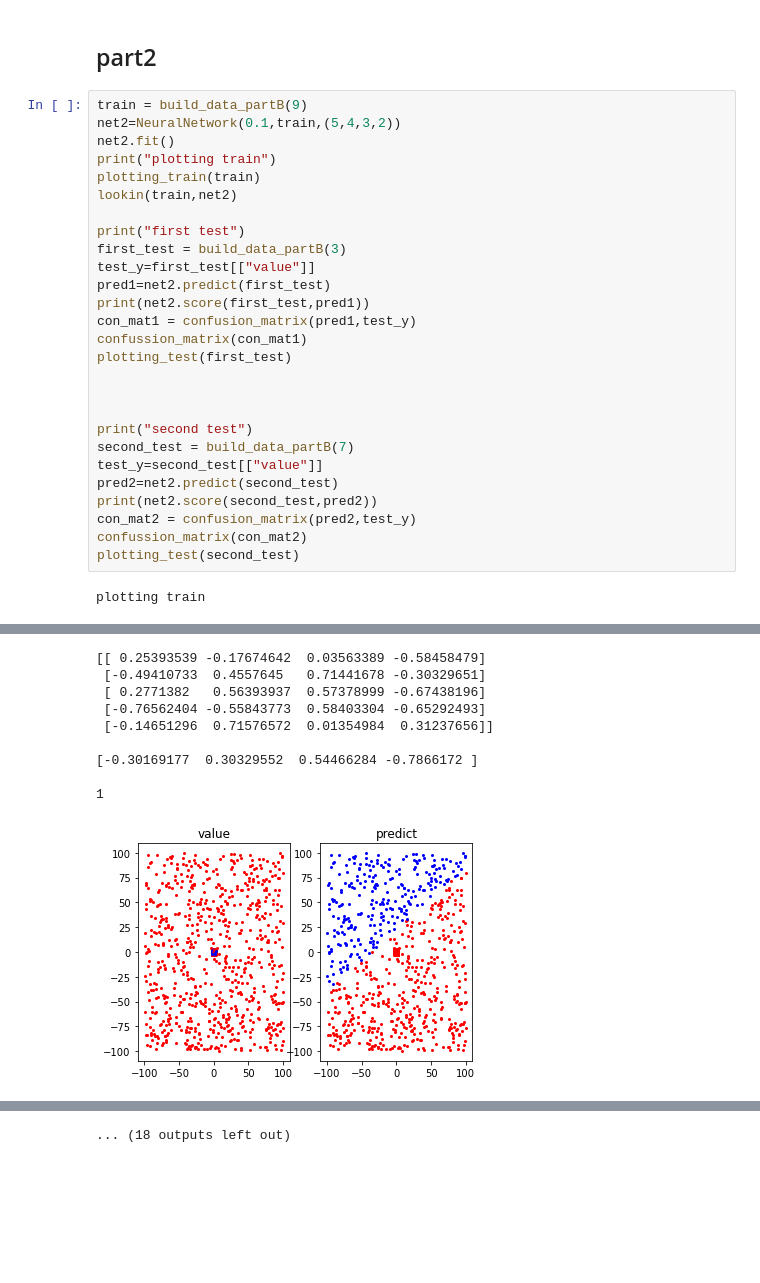
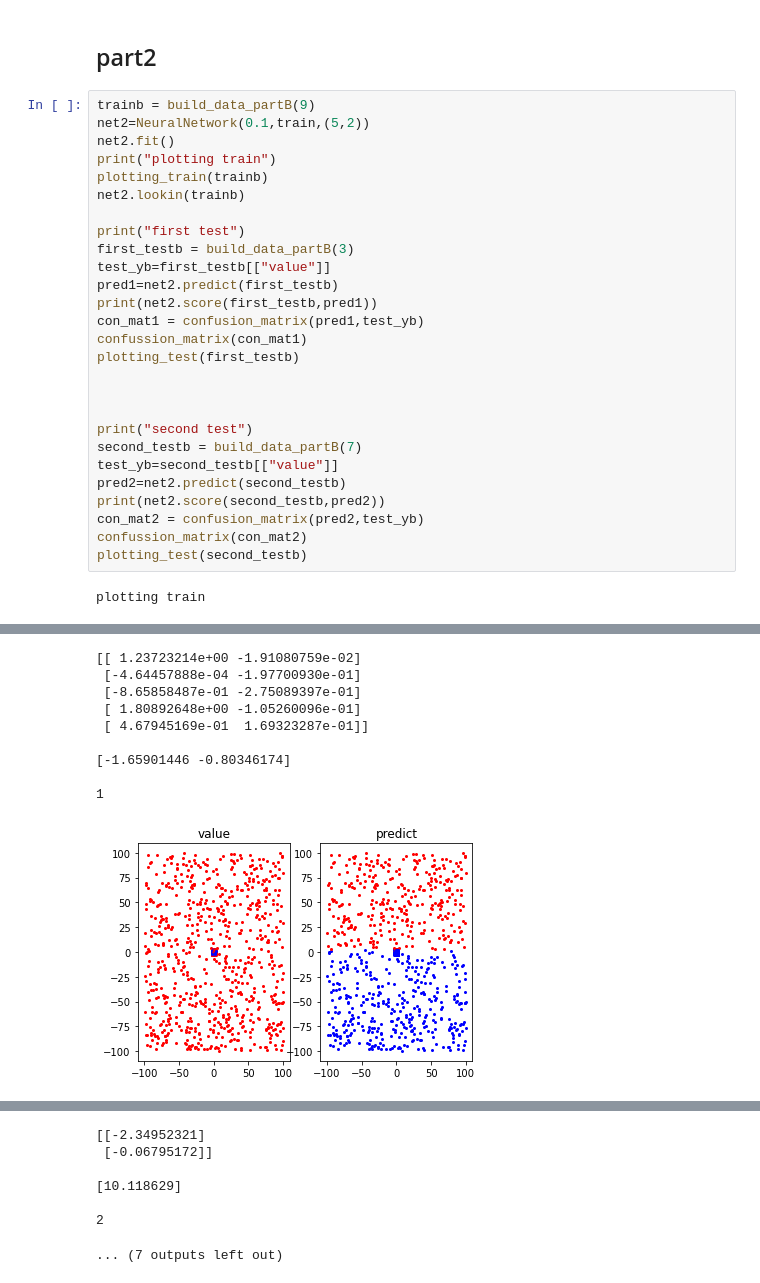
Before and after one commit to TaliaSeada/NeuroComputation_firstProject, a Jupyter notebook: C_D/C D.ipynb, the cells around one changed output, grey strips where cells are left out. Drawn from its saved outputs; the diff is of its cells as text; blank space fills up the shorter version.

```diff
--- a/C_D/C D.ipynb
+++ b/C_D/C D.ipynb
@@ -394,32 +409,32 @@ plotting train
 # %% [markdown]
 ## part2
 # %%
-train = build_data_partB(9)
-net2=NeuralNetwork(0.1,train,(5,4,3,2))
+trainb = build_data_partB(9)
+net2=NeuralNetwork(0.1,train,(5,2))
 net2.fit()
 print("plotting train")
-plotting_train(train)
-lookin(train,net2)
+plotting_train(trainb)
+net2.lookin(trainb)
 
 print("first test")
-first_test = build_data_partB(3)
-test_y=first_test[["value"]]
-pred1=net2.predict(first_test)
-print(net2.score(first_test,pred1))
-con_mat1 = confusion_matrix(pred1,test_y)
+first_testb = build_data_partB(3)
+test_yb=first_testb[["value"]]
+pred1=net2.predict(first_testb)
+print(net2.score(first_testb,pred1))
+con_mat1 = confusion_matrix(pred1,test_yb)
 confussion_matrix(con_mat1)
-plotting_test(first_test)
+plotting_test(first_testb)
 
 
 
 print("second test")
-second_test = build_data_partB(7)
-test_y=second_test[["value"]]
-pred2=net2.predict(second_test)
-print(net2.score(second_test,pred2))
-con_mat2 = confusion_matrix(pred2,test_y)
+second_testb = build_data_partB(7)
+test_yb=second_testb[["value"]]
+pred2=net2.predict(second_testb)
+print(net2.score(second_testb,pred2))
+con_mat2 = confusion_matrix(pred2,test_yb)
 confussion_matrix(con_mat2)
-plotting_test(second_test)
+plotting_test(second_testb)
 # %% [output]
 plotting train
 [figure]
@@ -437,10 +452,10 @@ plotting train
-[[ 0.25393539 -0.17674642  0.03563389 -0.58458479]
- [-0.49410733  0.4557645   0.71441678 -0.30329651]
- [ 0.2771382   0.56393937  0.57378999 -0.67438196]
- [-0.76562404 -0.55843773  0.58403304 -0.65292493]
- [-0.14651296  0.71576572  0.01354984  0.31237656]]
+[[ 1.23723214e+00 -1.91080759e-02]
+ [-4.64457888e-04 -1.97700930e-01]
+ [-8.65858487e-01 -2.75089397e-01]
+ [ 1.80892648e+00 -1.05260096e-01]
+ [ 4.67945169e-01  1.69323287e-01]]
 
-[-0.30169177  0.30329552  0.54466284 -0.7866172 ]
+[-1.65901446 -0.80346174]
 
 1
-[figure, old version]
+[figure, new version]
@@ -449 +463,7 @@ plotting train
-... (18 outputs left out)
+[[-2.34952321]
+ [-0.06795172]]
+
+[10.118629]
+
+2
+... (7 outputs left out)
```
Also changed, not shown: parts of 45 cells of this notebook.
